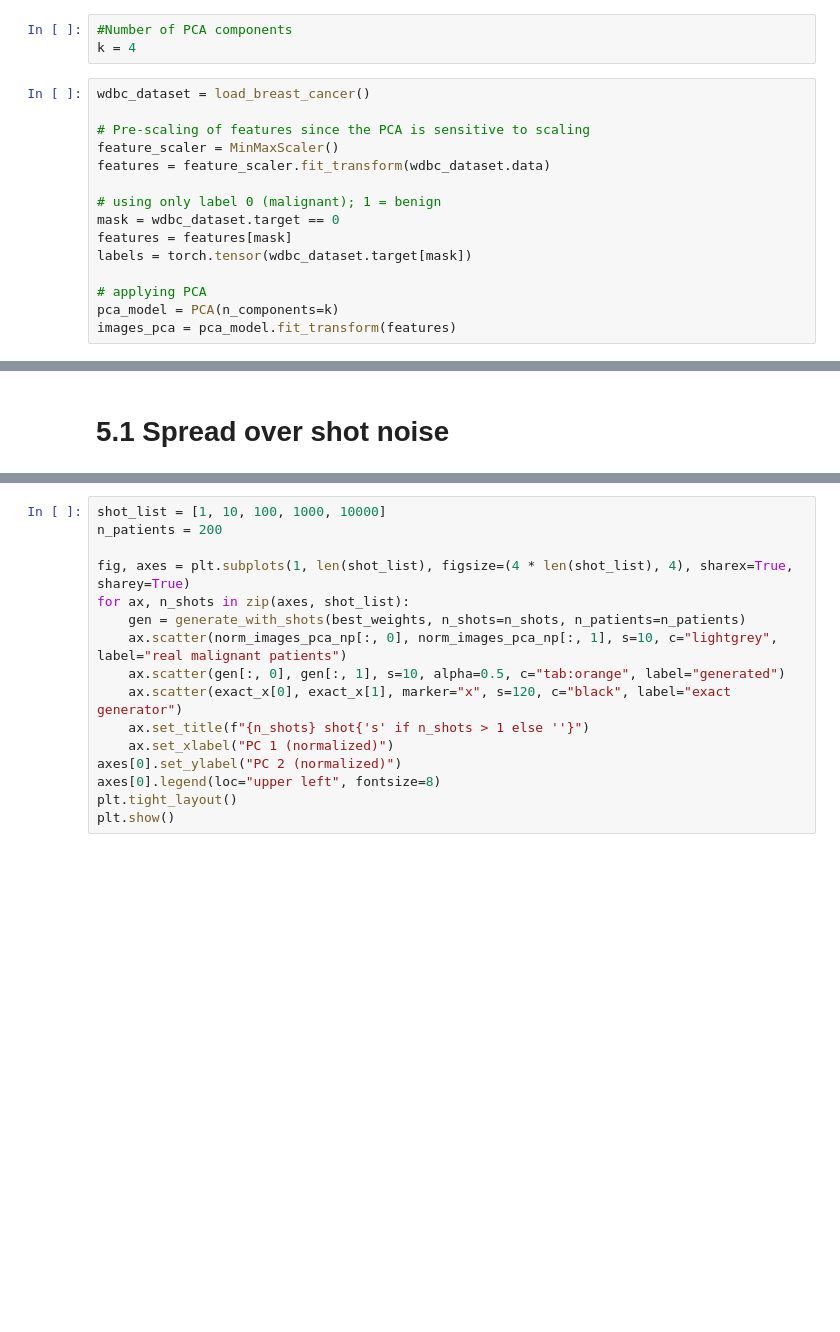
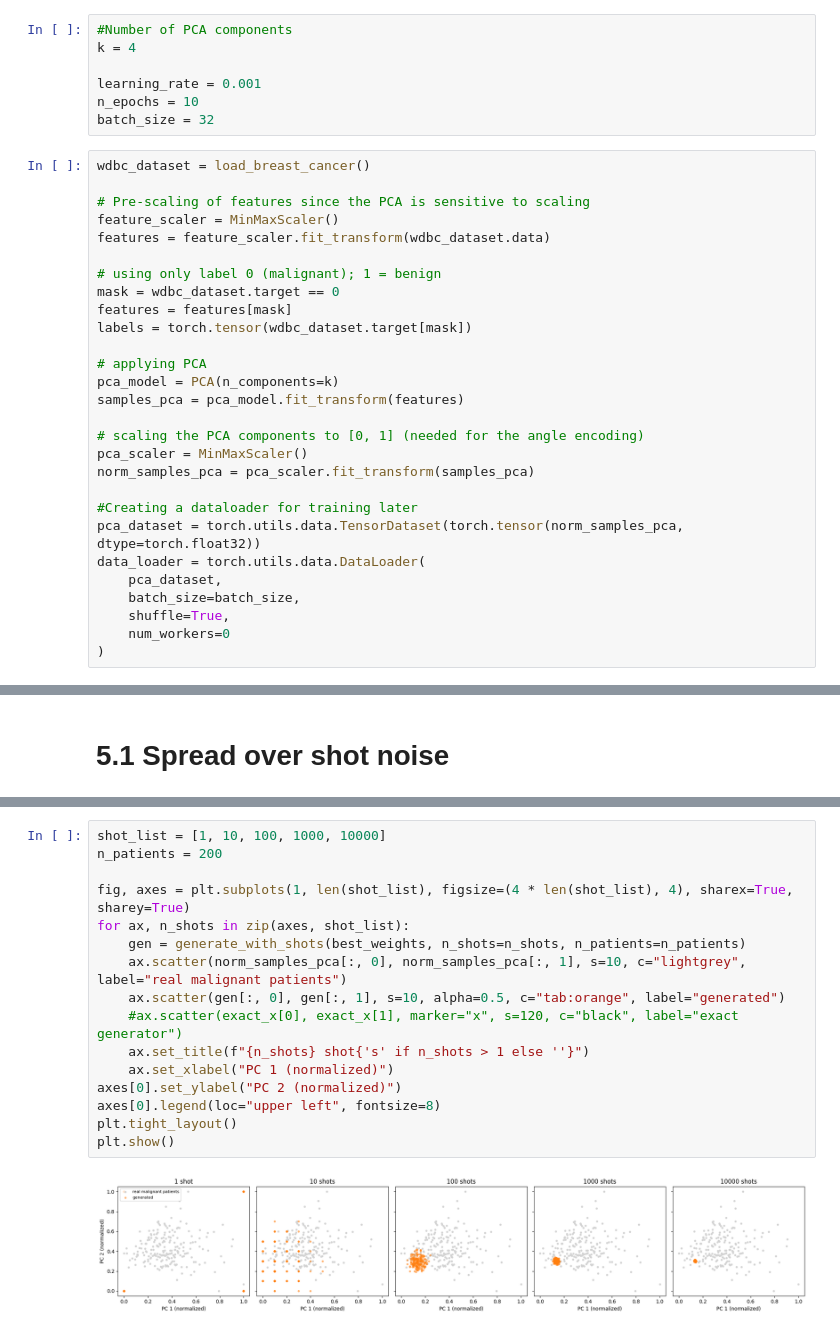
Before and after one commit to YanWerner/PWC26-Quantum-Model-Demo, a Jupyter notebook: QGAN_Demo.ipynb, the cells around one changed output, grey strips where cells are left out. Saved outputs shown, nothing was run; the diff lists cells and outputs as text; blank space fills up the shorter version.

```diff
--- a/QGAN_Demo.ipynb
+++ b/QGAN_Demo.ipynb
@@ -65,6 +67,10 @@ Now we have imported the dataset. However there are 2 important problems we need
 # %%
 #Number of PCA components
 k = 4
+
+learning_rate = 0.001
+n_epochs = 10
+batch_size = 32
 # %%
 wdbc_dataset = load_breast_cancer()
 
@@ -79,7 +85,20 @@ labels = torch.tensor(wdbc_dataset.target[mask])
 
 # applying PCA
 pca_model = PCA(n_components=k)
-images_pca = pca_model.fit_transform(features)
+samples_pca = pca_model.fit_transform(features)
+
+# scaling the PCA components to [0, 1] (needed for the angle encoding)
+pca_scaler = MinMaxScaler()
+norm_samples_pca = pca_scaler.fit_transform(samples_pca)
+
+#Creating a dataloader for training later
+pca_dataset = torch.utils.data.TensorDataset(torch.tensor(norm_samples_pca, dtype=torch.float32))
+data_loader = torch.utils.data.DataLoader(
+    pca_dataset,
+    batch_size=batch_size,
+    shuffle=True,
+    num_workers=0
+)
 # %% [markdown]
 ## 3.1 Setting up the model
 # %%
@@ -308,16 +394,18 @@ pd.DataFrame(
 # %%
 shot_list = [1, 10, 100, 1000, 10000]
 n_patients = 200
 
 fig, axes = plt.subplots(1, len(shot_list), figsize=(4 * len(shot_list), 4), sharex=True, sharey=True)
 for ax, n_shots in zip(axes, shot_list):
     gen = generate_with_shots(best_weights, n_shots=n_shots, n_patients=n_patients)
-    ax.scatter(norm_images_pca_np[:, 0], norm_images_pca_np[:, 1], s=10, c="lightgrey", label="real malignant patients")
+    ax.scatter(norm_samples_pca[:, 0], norm_samples_pca[:, 1], s=10, c="lightgrey", label="real malignant patients")
     ax.scatter(gen[:, 0], gen[:, 1], s=10, alpha=0.5, c="tab:orange", label="generated")
-    ax.scatter(exact_x[0], exact_x[1], marker="x", s=120, c="black", label="exact generator")
+    #ax.scatter(exact_x[0], exact_x[1], marker="x", s=120, c="black", label="exact generator")
     ax.set_title(f"{n_shots} shot{'s' if n_shots > 1 else ''}")
     ax.set_xlabel("PC 1 (normalized)")
 axes[0].set_ylabel("PC 2 (normalized)")
 axes[0].legend(loc="upper left", fontsize=8)
 plt.tight_layout()
 plt.show()
+# %% [output]
+[figure, added]
```
Also changed, not shown: parts of 8 cells of this notebook.
